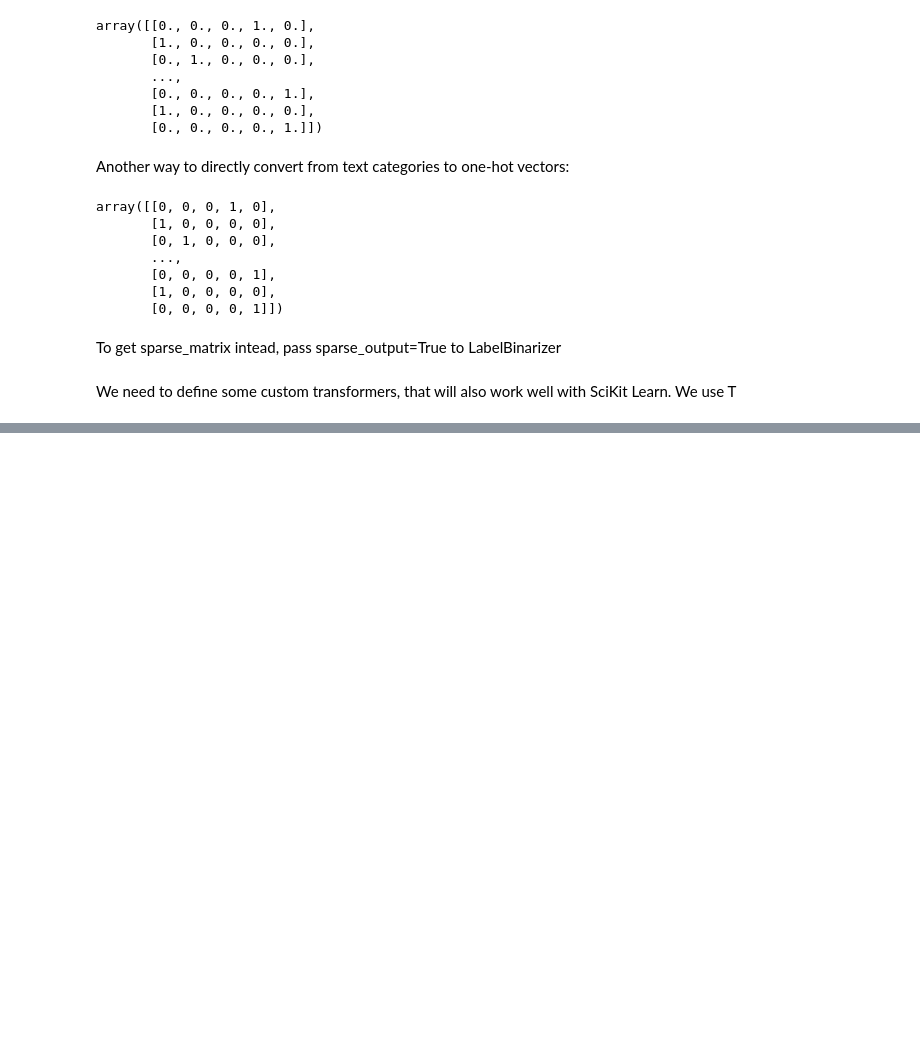
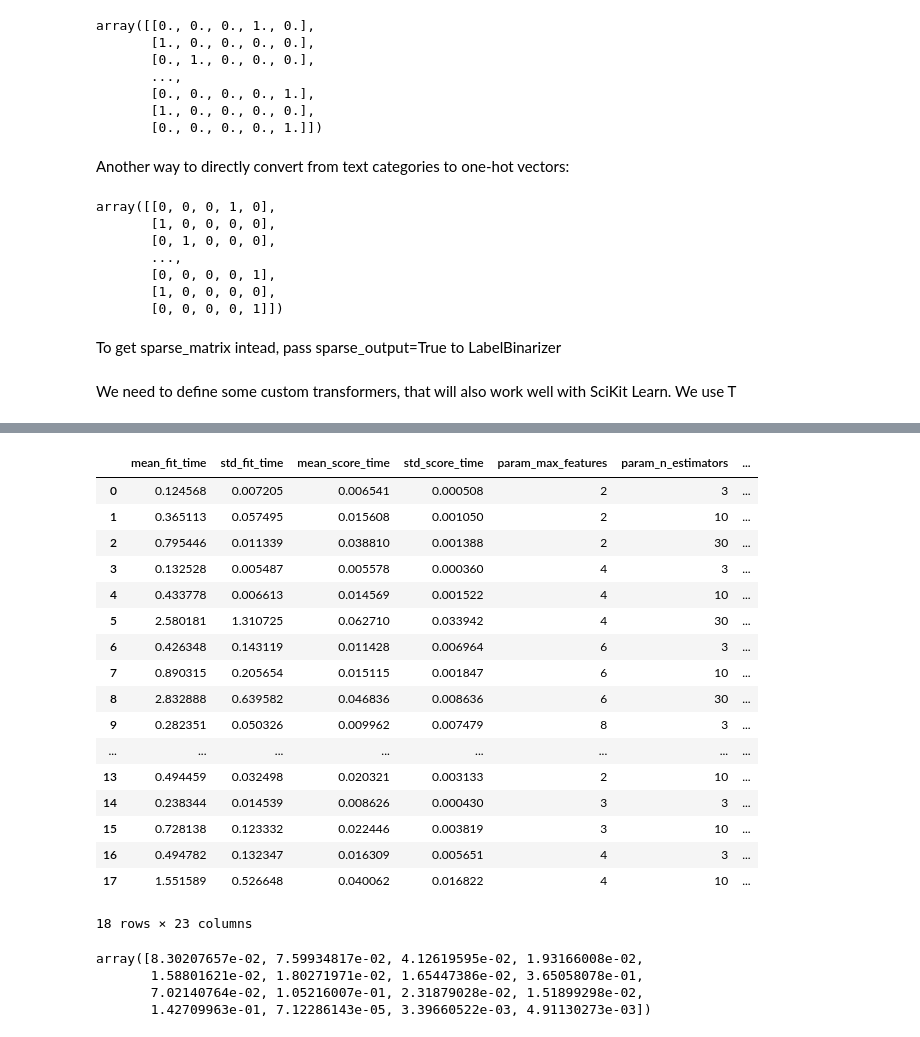
Before and after one commit to NishthaJethani/hands-on-ml, a Jupyter notebook: 2.ipynb, the cells around one changed output, grey strips where cells are left out. Saved outputs shown, nothing was run; the diff lists cells and outputs as text; code cells hidden in the pictures; blank space fills up the shorter version.

```diff
--- a/2.ipynb
+++ b/2.ipynb
@@ -453,0 +527,5 @@ housing_extra_attribs=attr_adder.transform(housing.values)
+# %%
+from sklearn.linear_model import LinearRegression
+
+lin_reg=LinearRegression()
+lin_reg.fit(housing_prepared, housing_labels)
@@ -453,0 +555,5 @@ housing_extra_attribs=attr_adder.transform(housing.values)
+# %%
+from sklearn.tree import DecisionTreeRegressor
+
+tree_reg=DecisionTreeRegressor()
+tree_reg.fit(housing_prepared, housing_labels)
@@ -453,0 +607,4 @@ housing_extra_attribs=attr_adder.transform(housing.values)
+# %%
+from sklearn.ensemble import RandomForestRegressor
+forest_reg=RandomForestRegressor(n_estimators=100, random_state=42)
+forest_reg.fit(housing_prepared, housing_labels)
@@ -453,0 +634,12 @@ housing_extra_attribs=attr_adder.transform(housing.values)
+# %%
+from sklearn.model_selection import GridSearchCV
+
+param_grid=[
+    {'n_estimators': [3,10,30], 'max_features': [2,4,6,8]},
+    {'bootstrap': [False], 'n_estimators': [3,10], 'max_features':[2,3,4]},
+]
+
+forest_reg=RandomForestRegressor()
+grid_search=GridSearchCV(forest_reg, param_grid, cv=5, scoring='neg_mean_squared_error', return_train_score=True)
+
+grid_search.fit(housing_prepared, housing_labels)
@@ -453,0 +685,29 @@ housing_extra_attribs=attr_adder.transform(housing.values)
+# %%
+pd.DataFrame(grid_search.cv_results_)
+# %% [output]
+|  | mean_fit_time | std_fit_time | mean_score_time | std_score_time | param_max_features | param_n_estimators | ... |
+| 0 | 0.124568 | 0.007205 | 0.006541 | 0.000508 | 2 | 3 | ... |
+| 1 | 0.365113 | 0.057495 | 0.015608 | 0.001050 | 2 | 10 | ... |
+| 2 | 0.795446 | 0.011339 | 0.038810 | 0.001388 | 2 | 30 | ... |
+| 3 | 0.132528 | 0.005487 | 0.005578 | 0.000360 | 4 | 3 | ... |
+| 4 | 0.433778 | 0.006613 | 0.014569 | 0.001522 | 4 | 10 | ... |
+| 5 | 2.580181 | 1.310725 | 0.062710 | 0.033942 | 4 | 30 | ... |
+| 6 | 0.426348 | 0.143119 | 0.011428 | 0.006964 | 6 | 3 | ... |
+| 7 | 0.890315 | 0.205654 | 0.015115 | 0.001847 | 6 | 10 | ... |
+| 8 | 2.832888 | 0.639582 | 0.046836 | 0.008636 | 6 | 30 | ... |
+| 9 | 0.282351 | 0.050326 | 0.009962 | 0.007479 | 8 | 3 | ... |
+| ... | ... | ... | ... | ... | ... | ... | ... |
+| 13 | 0.494459 | 0.032498 | 0.020321 | 0.003133 | 2 | 10 | ... |
+| 14 | 0.238344 | 0.014539 | 0.008626 | 0.000430 | 3 | 3 | ... |
+| 15 | 0.728138 | 0.123332 | 0.022446 | 0.003819 | 3 | 10 | ... |
+| 16 | 0.494782 | 0.132347 | 0.016309 | 0.005651 | 4 | 3 | ... |
+| 17 | 1.551589 | 0.526648 | 0.040062 | 0.016822 | 4 | 10 | ... |
+18 rows × 23 columns
+# %%
+feature_importances=grid_search.best_estimator_.feature_importances_
+feature_importances
+# %% [output]
+array([8.30207657e-02, 7.59934817e-02, 4.12619595e-02, 1.93166008e-02,
+       1.58801621e-02, 1.80271971e-02, 1.65447386e-02, 3.65058078e-01,
+       7.02140764e-02, 1.05216007e-01, 2.31879028e-02, 1.51899298e-02,
+       1.42709963e-01, 7.12286143e-05, 3.39660522e-03, 4.91130273e-03])
```
Also changed, not shown: parts of 28 cells of this notebook.
